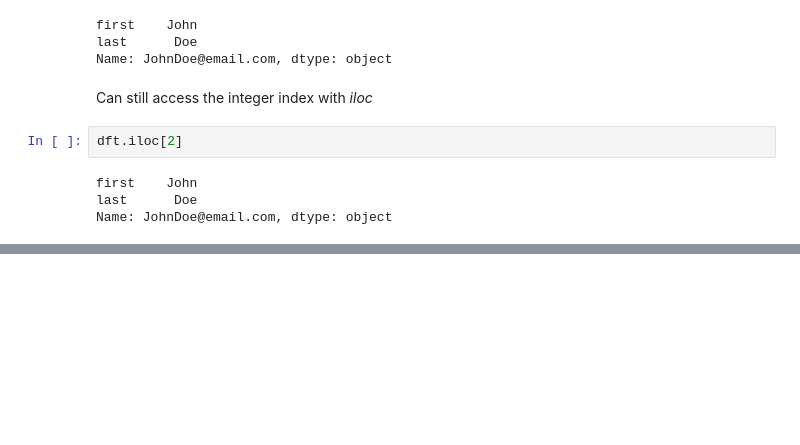
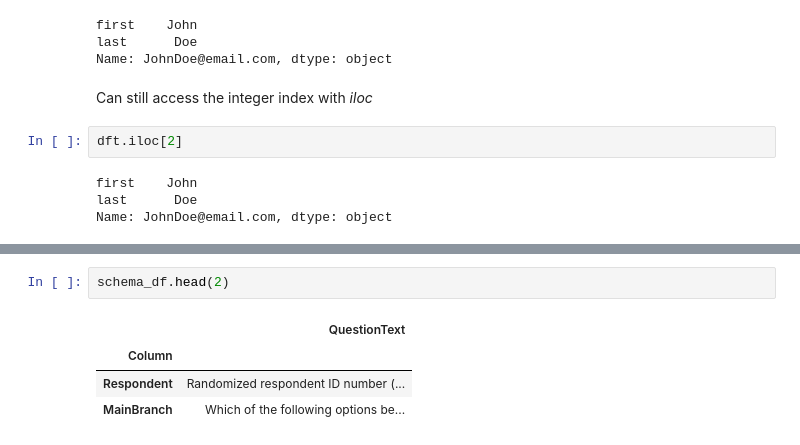
Before and after one commit to innovinitylabs/pandas-notes-corey-schaffer, a Jupyter notebook: 03-Indexes-Set_reset_use.ipynb, the cells around one changed output, grey strips where cells are left out. Drawn from its saved outputs; the diff is of its cells as text; blank space fills up the shorter version.

```diff
--- a/03-Indexes-Set_reset_use.ipynb
+++ b/03-Indexes-Set_reset_use.ipynb
@@ -72,0 +110,7 @@ Name: JohnDoe@email.com, dtype: object
+# %%
+schema_df.head(2)
+# %% [output]
+|  | QuestionText |
+| Column |  |
+| Respondent | Randomized respondent ID number (... |
+| MainBranch | Which of the following options be... |
```
Also changed, not shown: parts of 19 cells of this notebook.
